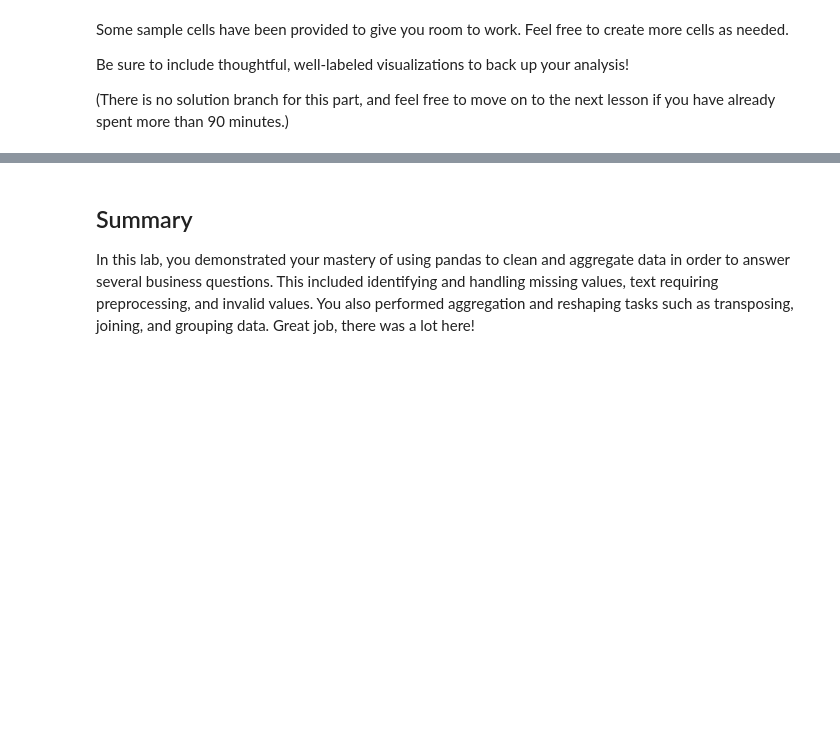
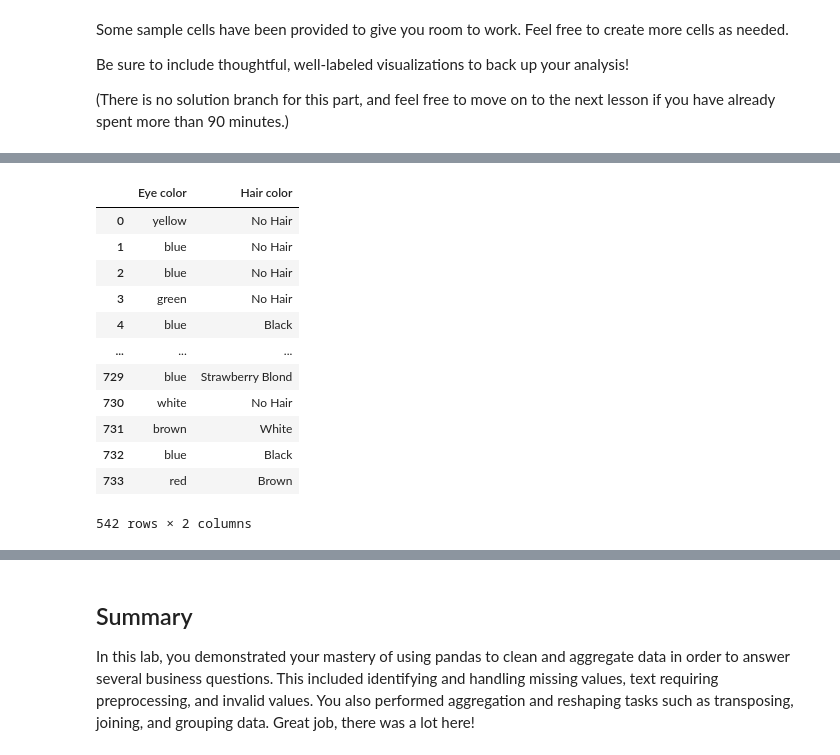
Before and after one commit to Gorreti/dsc-pandas-data-cleaning-lab, a Jupyter notebook: index.ipynb, the cells around one changed output, grey strips where cells are left out. Drawn from its saved outputs; the diff is of its cells as text; code cells hidden in the pictures; blank space fills up the shorter version.

```diff
--- a/index.ipynb
+++ b/index.ipynb
@@ -854,0 +985,18 @@ Be sure to include thoughtful, well-labeled visualizations to back up your analy
+# %%
+# dataframe with only Hair color and Eye color
+Eye_and_Hair_df = heroes_df[['Eye color', 'Hair color']]
+Eye_and_Hair_df
+# %% [output]
+|  | Eye color | Hair color |
+| 0 | yellow | No Hair |
+| 1 | blue | No Hair |
+| 2 | blue | No Hair |
+| 3 | green | No Hair |
+| 4 | blue | Black |
+| ... | ... | ... |
+| 729 | blue | Strawberry Blond |
+| 730 | white | No Hair |
+| 731 | brown | White |
+| 732 | blue | Black |
+| 733 | red | Brown |
+542 rows × 2 columns
```
Also changed, not shown: parts of 17 cells of this notebook.
